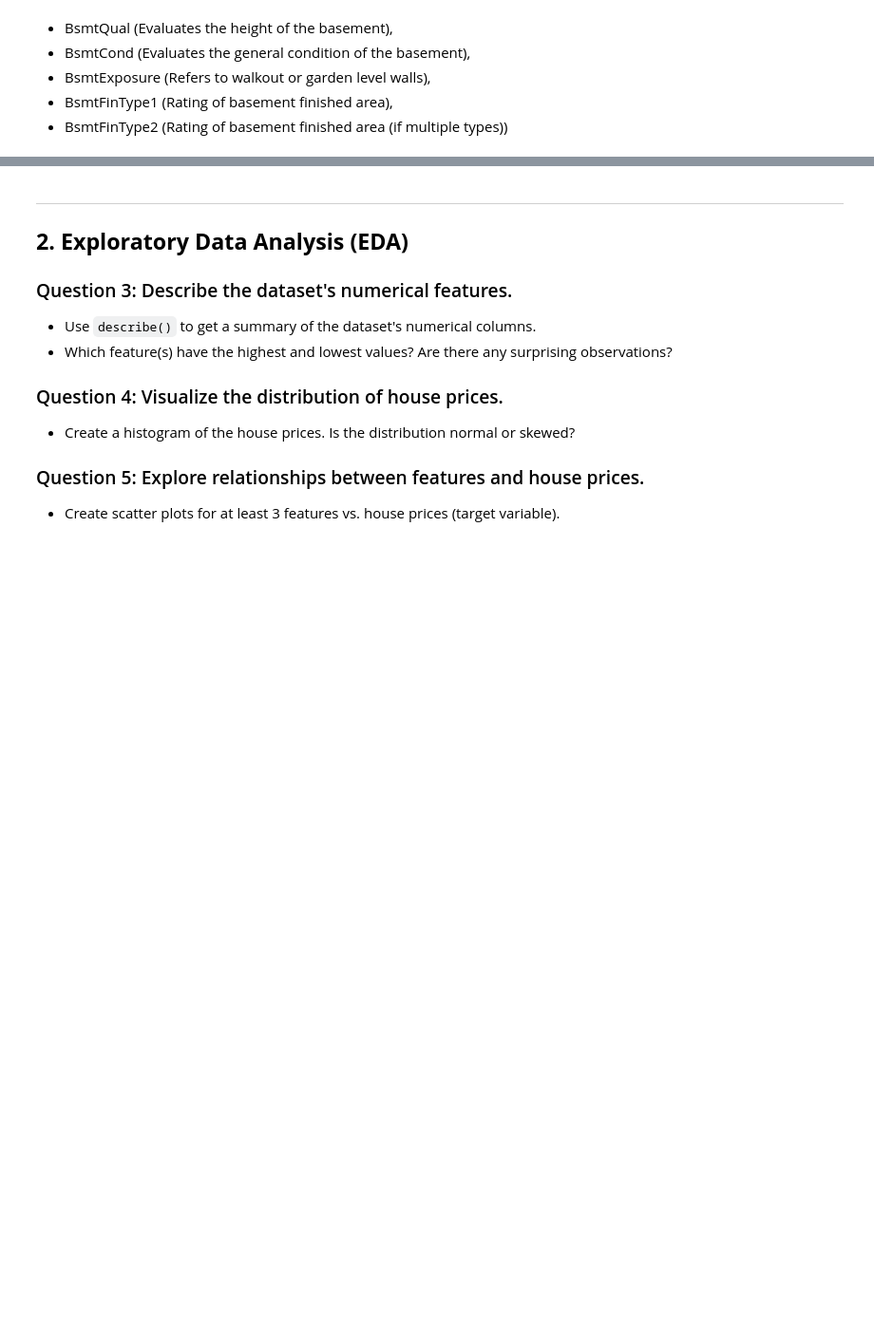
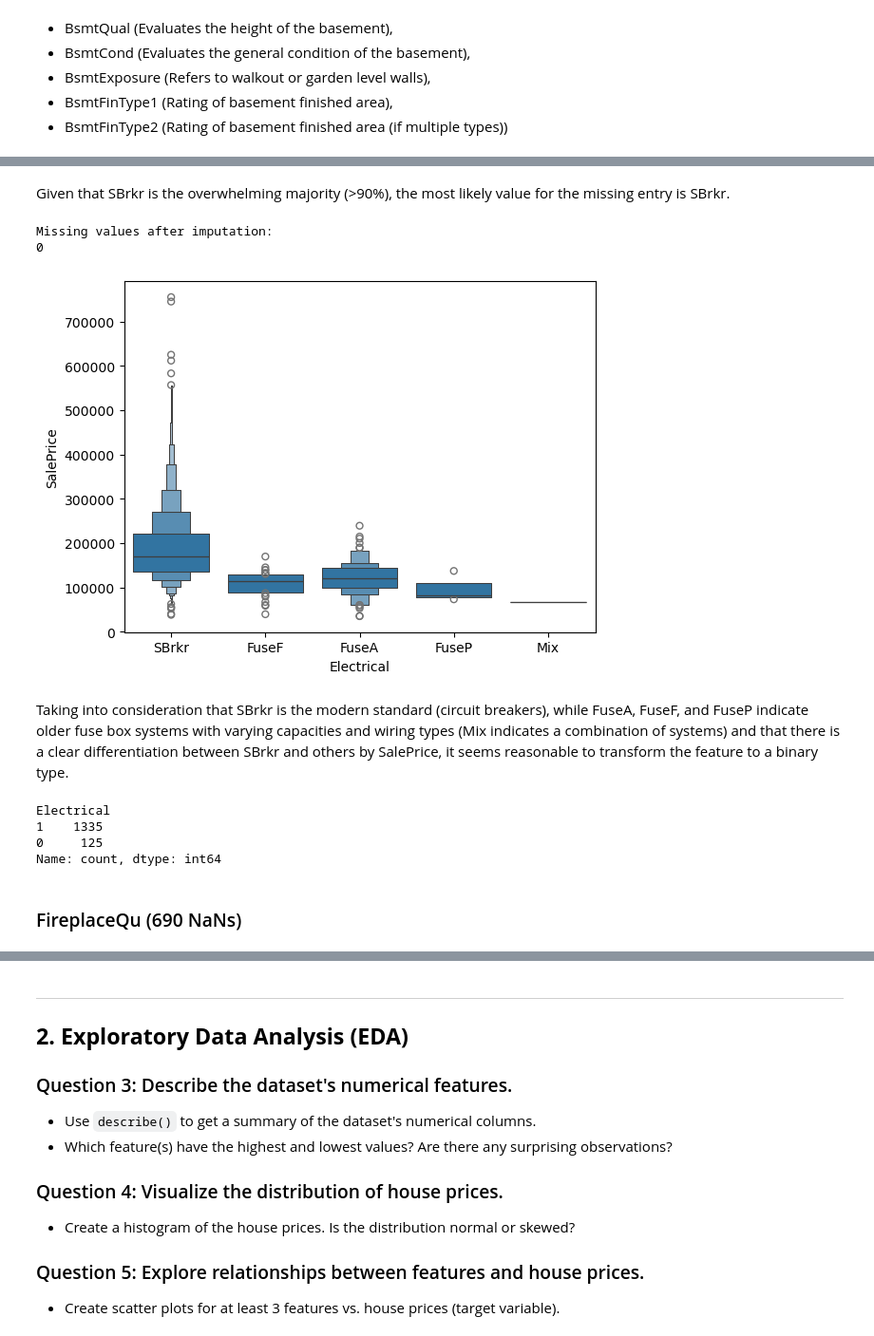
Before and after one commit to sergiimakhin/Redi, a Jupyter notebook: House_Prices/housing_price_assigment.ipynb, the cells around one changed output, grey strips where cells are left out. Shown: that part at 95% size. Drawn from its saved outputs; the diff is of its cells as text; code cells hidden in the pictures; blank space fills up the shorter version.

```diff
--- a/House_Prices/housing_price_assigment.ipynb
+++ b/House_Prices/housing_price_assigment.ipynb
@@ -340,20 +354,12 @@ Name: SalePrice, dtype: float64
 # %%
-# List of categorical basement features
-bsmt_categorical_features = ['BsmtQual', 'BsmtCond', 'BsmtExposure', 'BsmtFinType1', 'BsmtFinType2']
-
-# List of numeric basement features
-bsmt_numeric_features = ['BsmtFinSF1', 'BsmtFinSF2', 'BsmtUnfSF', 'TotalBsmtSF']
-
 # Dictionary to store results
 results = {}
 
 # Loop through each categorical feature
-for feature in bsmt_categorical_features:
+for feature in bsmt_cat_features:
     # Group by the categorical feature and calculate the mean of numeric features
-    # Use dropna=False to include NA as a category
-    group_means = df.groupby(feature, dropna=False)[bsmt_numeric_features].mean()
-    # Store the result in the dictionary
-    results[feature] = group_means
+    group_means = df.groupby(feature, dropna=False)[bsmt_num_features].mean()   # Use dropna=False to include NA as a category
+    results[feature] = group_means                                              # Store the results in the dictionary
 
 # Display the results for each categorical feature
 for feature, means in results.items():
@@ -380,0 +391,8 @@ NaN                29.58       12.61      42.18        84.37
+# %%
+# Replace NaN with "NA"
+for feature in bsmt_cat_features:
+    df[feature] = df[feature].fillna('NA')
+
+# Verify no more missing values
+print("Missing values after replacement:")
+print(df[bsmt_cat_features].isnull().sum())
@@ -380,0 +412,5 @@ NaN                29.58       12.61      42.18        84.37
+# %%
+# Target encode each categorical feature using median SalePrice
+for feature in bsmt_cat_features:
+    medians = df.groupby(feature)['SalePrice'].median()     # Compute median SalePrice for each category
+    df[feature] = df[feature].map(medians)                  # Map the medians to the feature values
@@ -380,0 +464,33 @@ NaN                29.58       12.61      42.18        84.37
+# %% [markdown]
+Given that SBrkr is the overwhelming majority (>90%), the most likely value for the missing entry is SBrkr.
+# %%
+# Impute NaN with the mode
+df['Electrical'] = df['Electrical'].fillna(df['Electrical'].mode()[0])
+
+# Verify no missing values remain
+print("Missing values after imputation:")
+print(df['Electrical'].isnull().sum())
+# %% [output]
+Missing values after imputation:
+0
+# %%
+# Check the distribution of SalePrice by Electrical type
+sns.boxenplot(x='Electrical', y='SalePrice', data=df)    # Check the distribution of SalePrice by Electrical type
+plt.show()
+# %% [output]
+[figure, added]
+# %% [markdown]
+Taking into consideration that SBrkr is the modern standard (circuit breakers), while FuseA, FuseF, and FuseP indicate older fuse box systems with varying capacities and wiring types (Mix indicates a combination of systems) and that there is a clear differentiation between SBrkr and others by SalePrice, it seems reasonable to transform the feature to a binary type.
+# %%
+# Create a binary feature: 1 for SBrkr, 0 for others
+df['Electrical'] = (df['Electrical'] == 'SBrkr').astype(int)
+
+# Check the distribution
+print(df['Electrical'].value_counts())
+# %% [output]
+Electrical
+1    1335
+0     125
+Name: count, dtype: int64
+# %% [markdown]
+### FireplaceQu (690 NaNs)
```
Also changed, not shown: parts of 44 cells of this notebook.
